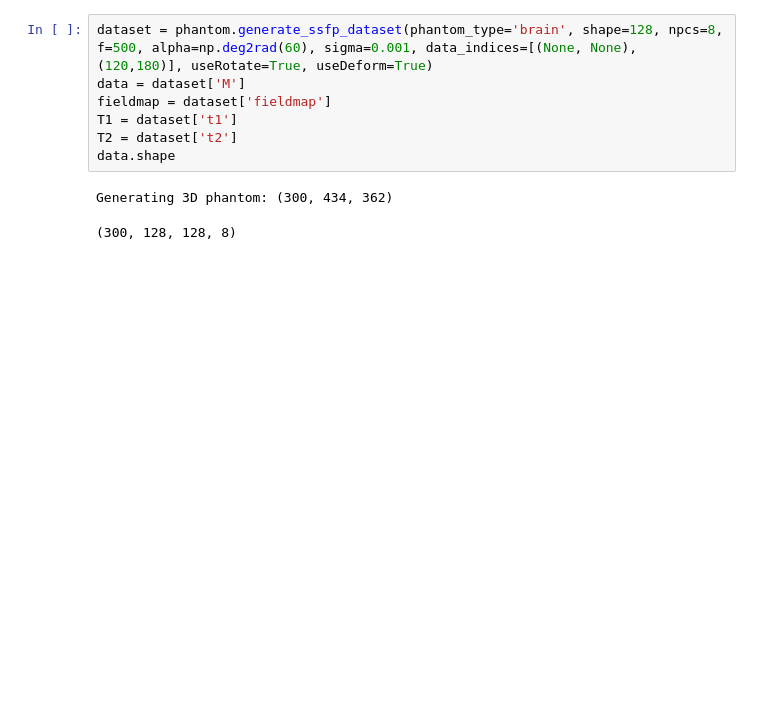
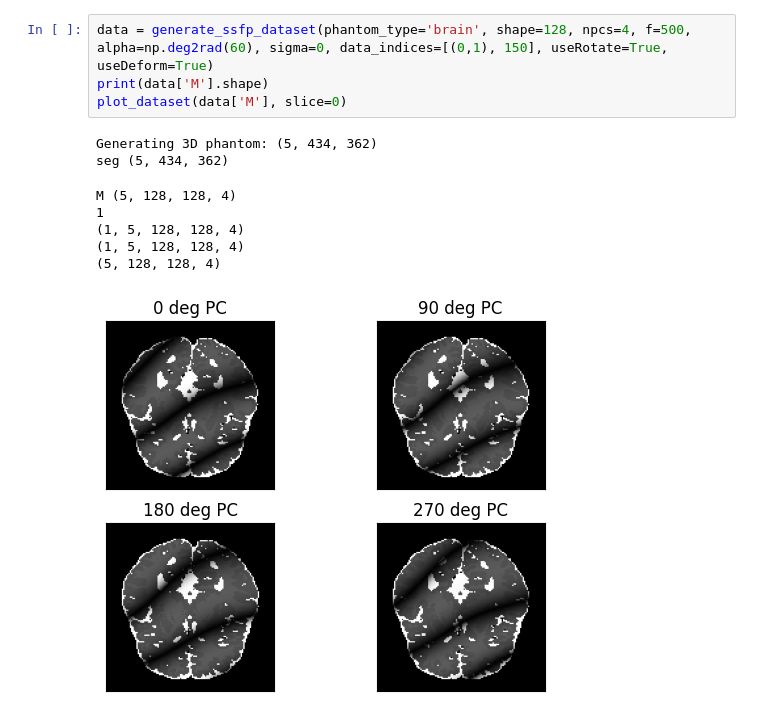
Before and after one commit to michaelmendoza/mssfp, a Jupyter notebook: notebooks/2b_brain_phantom.ipynb, the cells around one changed output. Saved outputs shown, nothing was run; the diff lists cells and outputs as text; blank space fills up the shorter version.

```diff
--- a/notebooks/2b_brain_phantom.ipynb
+++ b/notebooks/2b_brain_phantom.ipynb
@@ -27,10 +34,13 @@ Image 4: 362 slices, shape (362, 434, 362)
 # %%
-dataset = phantom.generate_ssfp_dataset(phantom_type='brain', shape=128, npcs=8, f=500, alpha=np.deg2rad(60), sigma=0.001, data_indices=[(None, None), (120,180)], useRotate=True, useDeform=True)
-data = dataset['M']
-fieldmap = dataset['fieldmap']
-T1 = dataset['t1']
-T2 = dataset['t2']
-data.shape
+data = generate_ssfp_dataset(phantom_type='brain', shape=128, npcs=4, f=500, alpha=np.deg2rad(60), sigma=0, data_indices=[(0,1), 150], useRotate=True, useDeform=True)
+print(data['M'].shape)
+plot_dataset(data['M'], slice=0)
 # %% [output]
-Generating 3D phantom: (300, 434, 362)
+Generating 3D phantom: (5, 434, 362)
+seg (5, 434, 362)
-(300, 128, 128, 8)
+M (5, 128, 128, 4)
+1
+(1, 5, 128, 128, 4)
+(1, 5, 128, 128, 4)
+(5, 128, 128, 4)
+[figure, added]
```
Also changed, not shown: parts of 11 cells of this notebook, 7 other files.
